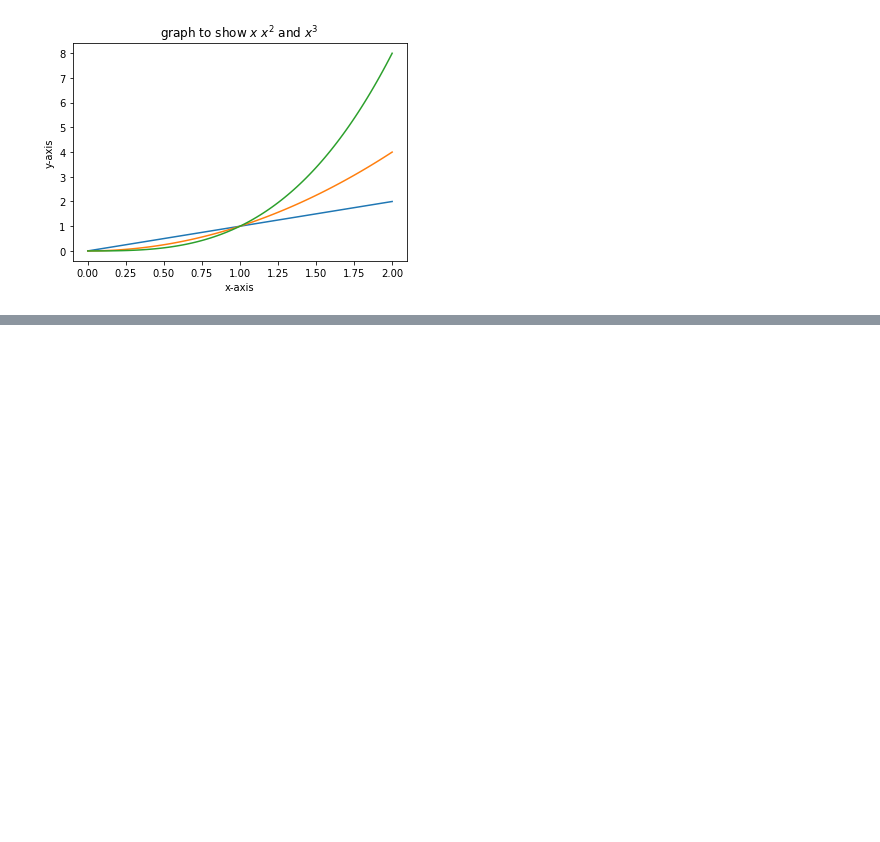
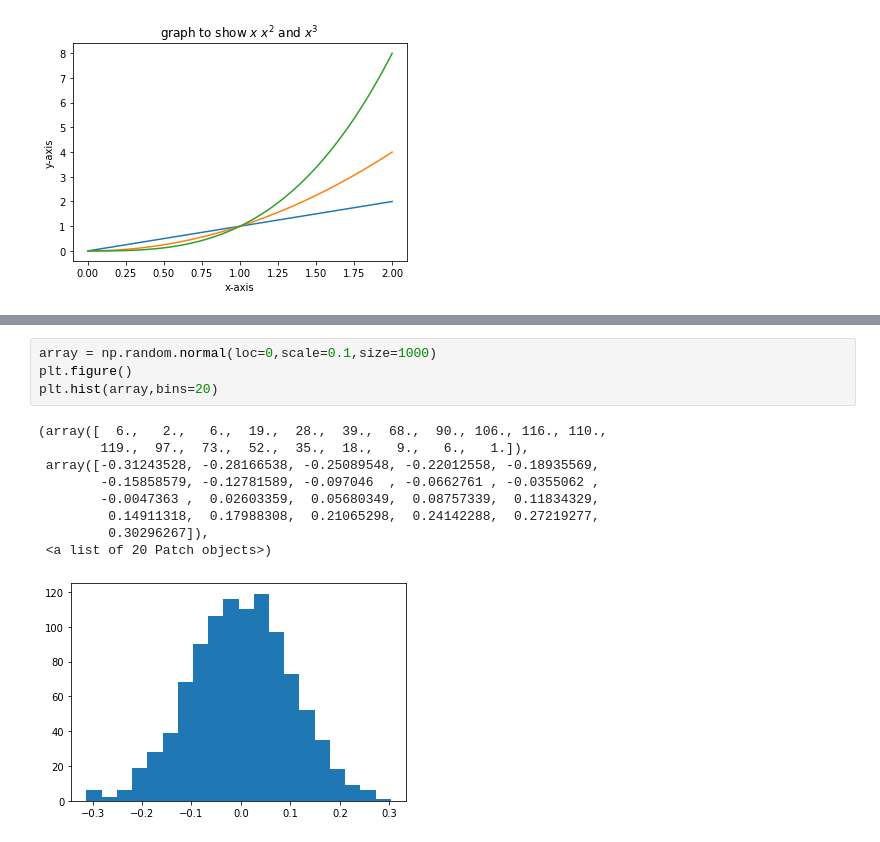
Before and after one commit to kss682/data-science-course, a Jupyter notebook: Course2/Matplotlib tutorial.ipynb, the cells around one changed output, grey strips where cells are left out. Drawn from its saved outputs; the diff is of its cells as text; blank space fills up the shorter version.

```diff
--- a/Course2/Matplotlib tutorial.ipynb
+++ b/Course2/Matplotlib tutorial.ipynb
@@ -46,0 +89,14 @@ Text(0.5, 1.0, 'graph to show $x$ $x^2$ and $x^3$ ')
+# %%
+array = np.random.normal(loc=0,scale=0.1,size=1000)
+plt.figure()
+plt.hist(array,bins=20)
+# %% [output]
+(array([  6.,   2.,   6.,  19.,  28.,  39.,  68.,  90., 106., 116., 110.,
+        119.,  97.,  73.,  52.,  35.,  18.,   9.,   6.,   1.]),
+ array([-0.31243528, -0.28166538, -0.25089548, -0.22012558, -0.18935569,
+        -0.15858579, -0.12781589, -0.097046  , -0.0662761 , -0.0355062 ,
+        -0.0047363 ,  0.02603359,  0.05680349,  0.08757339,  0.11834329,
+         0.14911318,  0.17988308,  0.21065298,  0.24142288,  0.27219277,
+         0.30296267]),
+ <a list of 20 Patch objects>)
+[figure, added]
```
Also changed, not shown: parts of 9 cells of this notebook.
